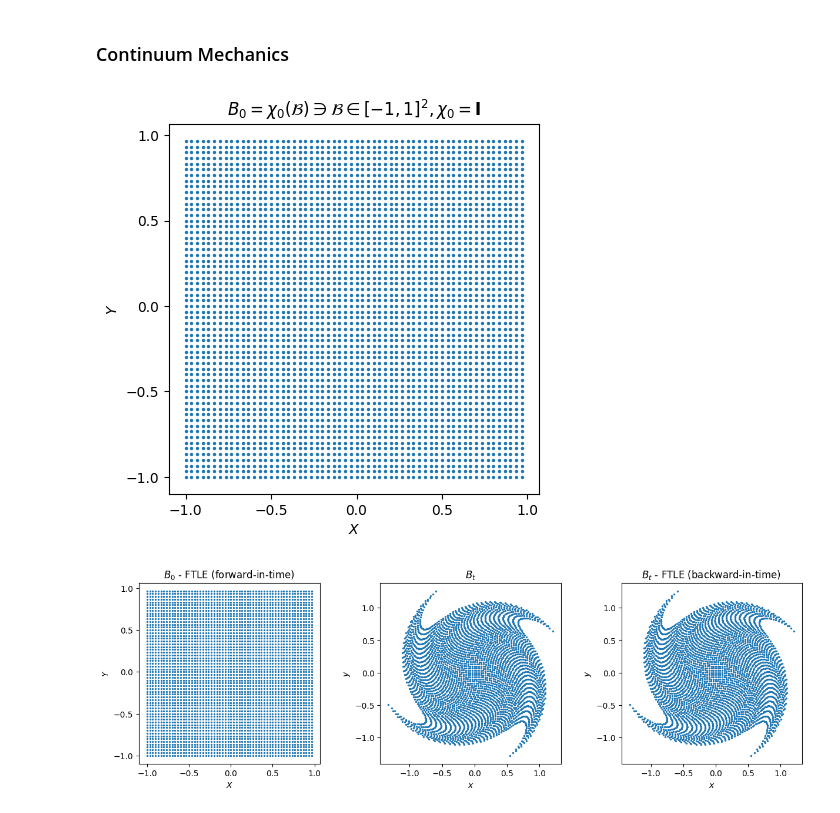
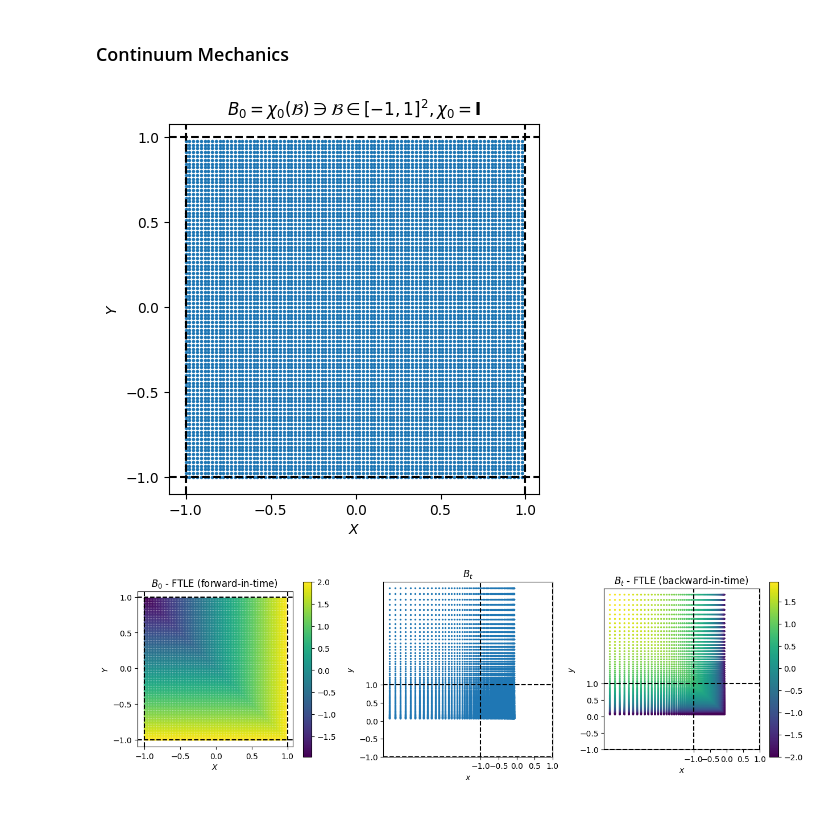
Before and after one commit to Prajwal-Prathiksh/ddp-thesis, a Jupyter notebook: code/play_ftle.ipynb, the cells around one changed output. Cells and saved outputs as stored; diff of their text form; code cells hidden in the pictures.

Commit message:
Add simple cases to visualise FTLEs

```diff
--- a/code/play_ftle.ipynb
+++ b/code/play_ftle.ipynb
@@ -22,5 +22,11 @@ def plot_cm(x, y, s=2., c=None, title="", xlabel=r'$x$', ylabel=r'$y$', tick_ran
 
     if c is not None:
         plt.colorbar()
+
+    # Draw horizontal and vertical lines at x = -1, 1, y = -1, 1
+    plt.axhline(y=-1, color='k', linestyle='--')
+    plt.axhline(y=1, color='k', linestyle='--')
+    plt.axvline(x=-1, color='k', linestyle='--')
+    plt.axvline(x=1, color='k', linestyle='--')
 # %% [markdown]
 ### Continuum Mechanics
@@ -27,5 +140,5 @@ def plot_cm(x, y, s=2., c=None, title="", xlabel=r'$x$', ylabel=r'$y$', tick_ran
 # %%
-N = 30
+N = 45
 dx = 1/N
 _x = np.arange(-1, 1, dx)
 X, Y = np.meshgrid(_x, _x)
@@ -37,4 +150,4 @@ plot_cm(
     xlabel=r'$X$', ylabel=r'$Y$',
 )
 # %% [output]
-[figure, old version]
+[figure, new version]
@@ -147,27 +154,27 @@ def flow_map(X, Y, ftype='spiral', **kw):
 # %%
-x, y, phi_title, c_fit, c_bit = flow_map(X, Y, 'spiral1', a=-1, b=1)
-c_bit = -c_bit if c_bit is not None else None
+x, y, phi_title, c_fit, c_bit = flow_map(X, Y, 'exp', a=-0.5, b=0.5)
+# c_bit = -c_bit if c_bit is not None else None
 
 plt.figure(figsize=(15, 4))
 plt.subplot(1, 3, 1)
 plot_cm(
     x=X, y=Y, s=2., c=c_fit,
     xlabel=r'$X$', ylabel=r'$Y$',
     title=r"$B_0$ - FTLE (forward-in-time) ",
 )
 
 
 plt.subplot(1, 3, 2)
 # plot_cm(x=x, y=y, s=2., title=r'$B_t = \chi_t(\mathcal{B}) = %s \ni \varphi: B_0 \rightarrow B_t$' % phi_title)
 plot_cm(
     x=x, y=y, s=2.,
     title=r"$B_t$"#r'$B_t = \chi_t(\mathcal{B}) = %s \ni \varphi: B_0 \rightarrow B_t$' % phi_title,
 )
 
 plt.subplot(1, 3, 3)
 plot_cm(
     x=x, y=y, s=2., c=c_bit,
     title=r"$B_t$ - FTLE (backward-in-time) ",
 )
 # %% [output]
-[figure, old version]
+[figure, new version]
```
Also changed, not shown: parts of 2 cells of this notebook.
